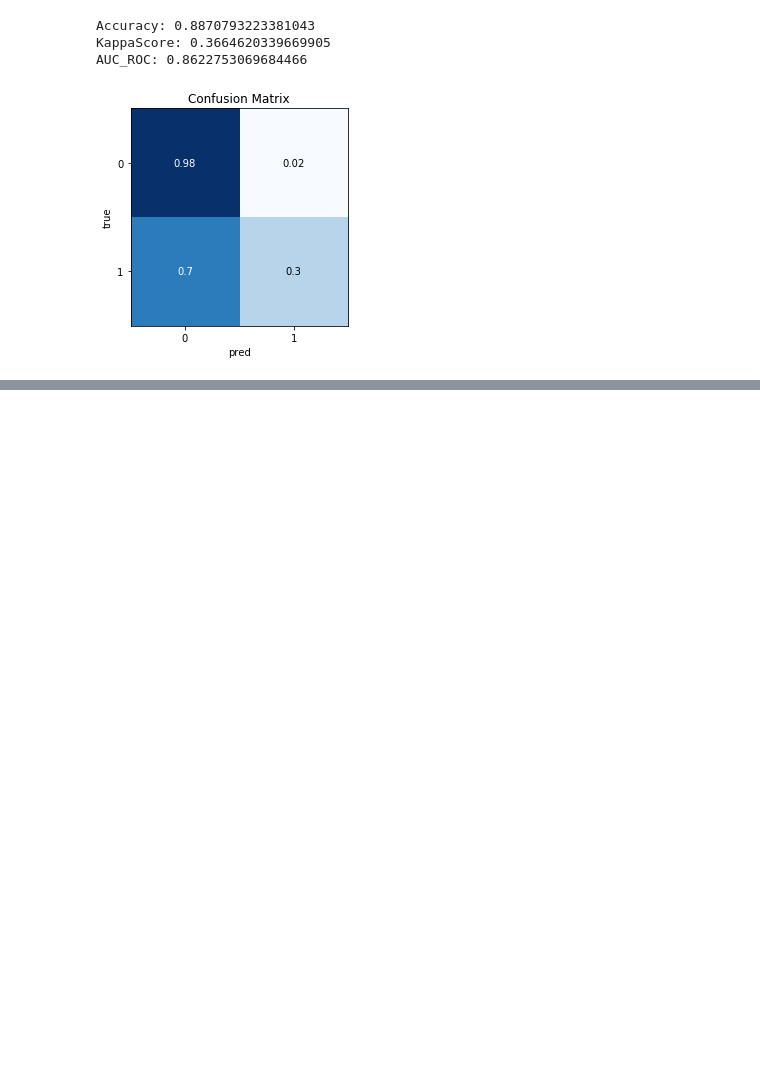
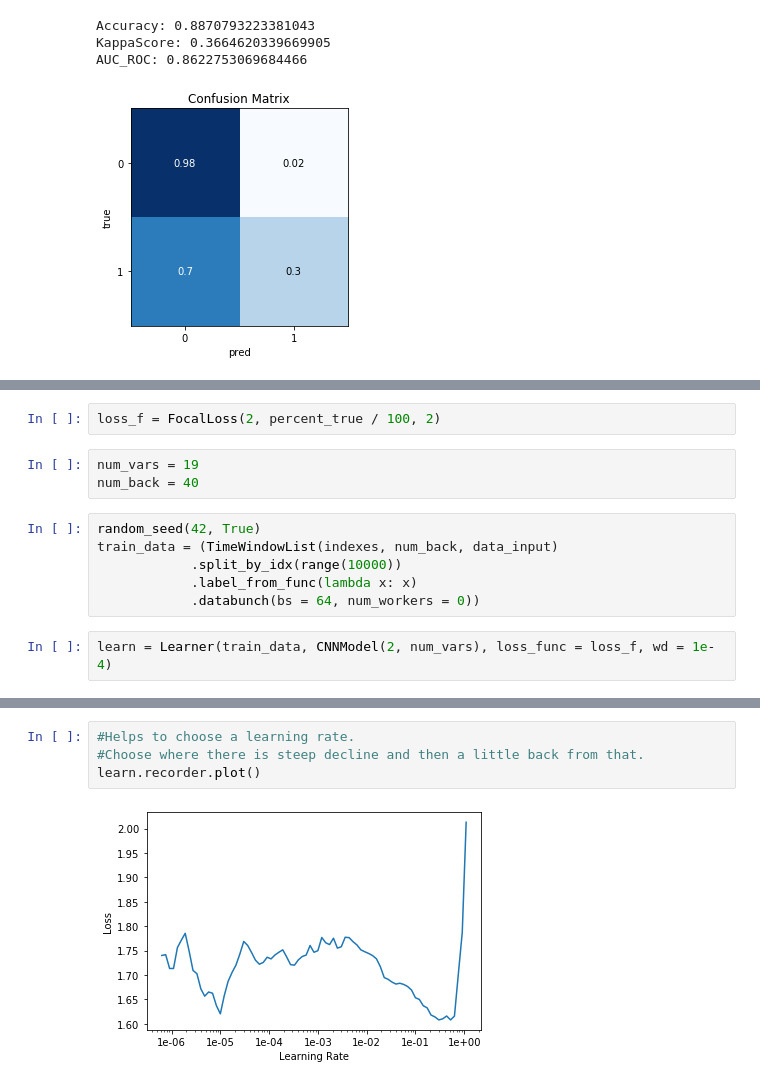
Before and after one commit to aaberbach/LFP_Prediction, a Jupyter notebook: LFP_Peak_Classification_Everything.ipynb, the cells around one changed output, grey strips where cells are left out. Saved outputs shown, nothing was run; the diff lists cells and outputs as text; blank space fills up the shorter version.

```diff
--- a/LFP_Peak_Classification_Everything.ipynb
+++ b/LFP_Peak_Classification_Everything.ipynb
@@ -888,0 +925,13 @@ AUC_ROC: 0.8622753069684466
+# %%
+loss_f = FocalLoss(2, percent_true / 100, 2)
+# %%
+num_vars = 19
+num_back = 40
+# %%
+random_seed(42, True)
+train_data = (TimeWindowList(indexes, num_back, data_input)
+            .split_by_idx(range(10000))
+            .label_from_func(lambda x: x)
+            .databunch(bs = 64, num_workers = 0))
+# %%
+learn = Learner(train_data, CNNModel(2, num_vars), loss_func = loss_f, wd = 1e-4)
@@ -888,0 +943,6 @@ AUC_ROC: 0.8622753069684466
+# %%
+#Helps to choose a learning rate.
+#Choose where there is steep decline and then a little back from that.
+learn.recorder.plot()
+# %% [output]
+[figure, added]
```
Also changed, not shown: parts of 11 cells of this notebook.
